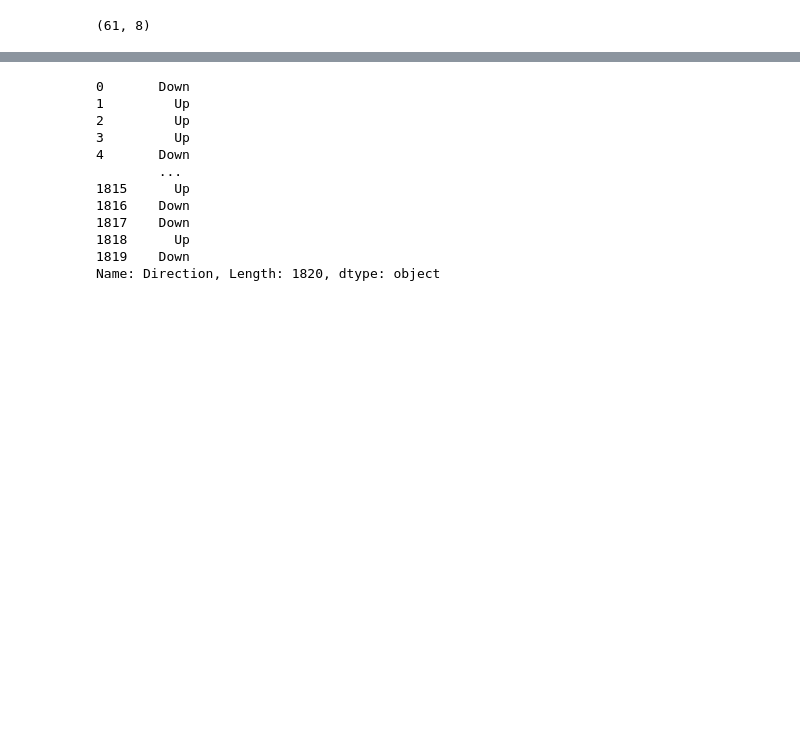
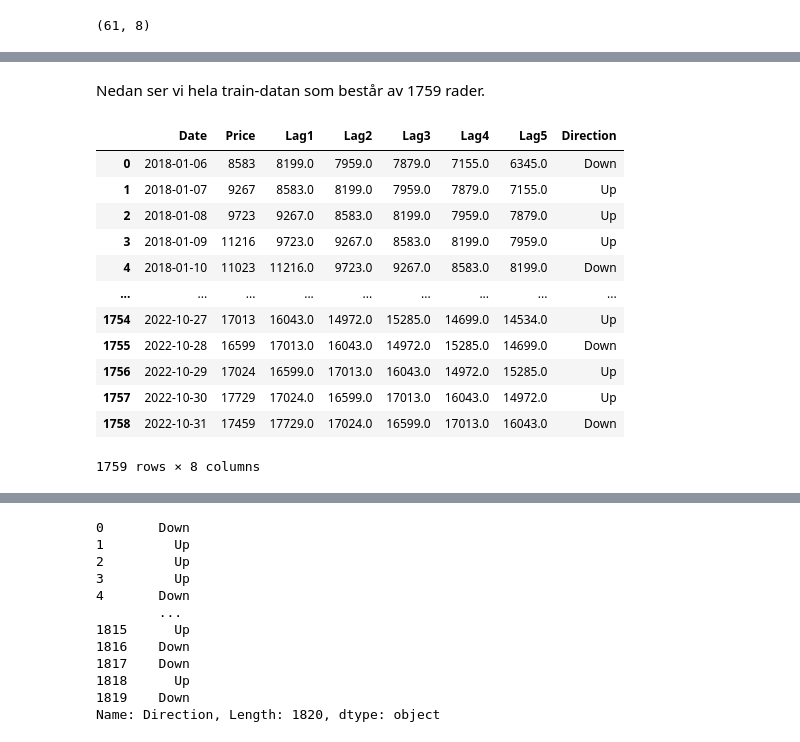
Before and after one commit to SaraPetre/prediction_with_AI, a Jupyter notebook: src/LAG/crypto_AI.ipynb, the cells around one changed output, grey strips where cells are left out. Cells and saved outputs as stored; diff of their text form; code cells hidden in the pictures; blank space fills up the shorter version.

```diff
--- a/src/LAG/crypto_AI.ipynb
+++ b/src/LAG/crypto_AI.ipynb
@@ -459,0 +427,18 @@ set — that is, for the days before 2022-11-01.
+# %% [markdown]
+Nedan ser vi hela train-datan som består av 1759 rader.
+# %%
+df_train
+# %% [output]
+|  | Date | Price | Lag1 | Lag2 | Lag3 | Lag4 | Lag5 | Direction |
+| 0 | 2018-01-06 | 8583 | 8199.0 | 7959.0 | 7879.0 | 7155.0 | 6345.0 | Down |
+| 1 | 2018-01-07 | 9267 | 8583.0 | 8199.0 | 7959.0 | 7879.0 | 7155.0 | Up |
+| 2 | 2018-01-08 | 9723 | 9267.0 | 8583.0 | 8199.0 | 7959.0 | 7879.0 | Up |
+| 3 | 2018-01-09 | 11216 | 9723.0 | 9267.0 | 8583.0 | 8199.0 | 7959.0 | Up |
+| 4 | 2018-01-10 | 11023 | 11216.0 | 9723.0 | 9267.0 | 8583.0 | 8199.0 | Down |
+| ... | ... | ... | ... | ... | ... | ... | ... | ... |
+| 1754 | 2022-10-27 | 17013 | 16043.0 | 14972.0 | 15285.0 | 14699.0 | 14534.0 | Up |
+| 1755 | 2022-10-28 | 16599 | 17013.0 | 16043.0 | 14972.0 | 15285.0 | 14699.0 | Down |
+| 1756 | 2022-10-29 | 17024 | 16599.0 | 17013.0 | 16043.0 | 14972.0 | 15285.0 | Up |
+| 1757 | 2022-10-30 | 17729 | 17024.0 | 16599.0 | 17013.0 | 16043.0 | 14972.0 | Up |
+| 1758 | 2022-10-31 | 17459 | 17729.0 | 17024.0 | 16599.0 | 17013.0 | 16043.0 | Down |
+1759 rows × 8 columns
```
Also changed, not shown: parts of 24 cells of this notebook.
